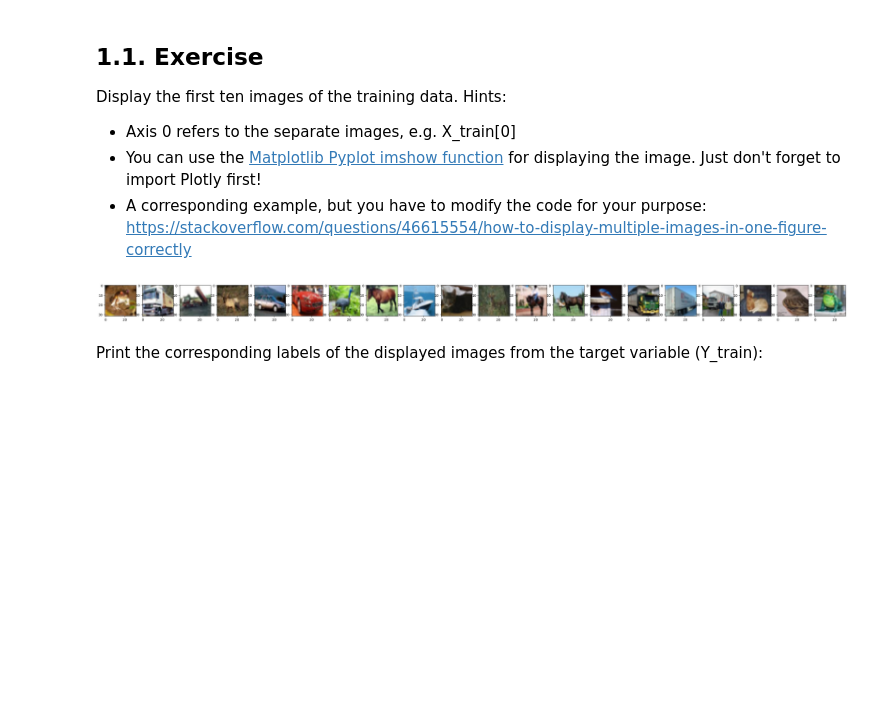
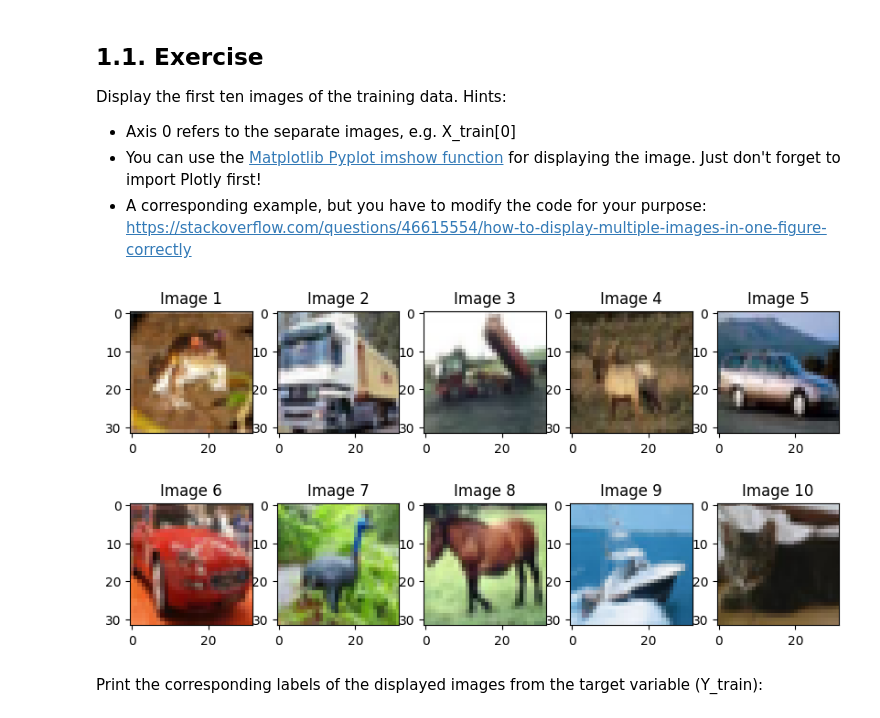
Before and after one commit to MateoVB/AIT-Deep-Learning, a Jupyter notebook: Mateo_04_AIT_MLP_CIFAR10exercise.ipynb, the cells around one changed output. Drawn from its saved outputs; the diff is of its cells as text; code cells hidden in the pictures; blank space fills up the shorter version.

```diff
--- a/Mateo_04_AIT_MLP_CIFAR10exercise.ipynb
+++ b/Mateo_04_AIT_MLP_CIFAR10exercise.ipynb
@@ -41,16 +40,29 @@ Display the first ten images of the training data. Hints:
 * Axis 0 refers to the separate images, e.g. X_train[0]
 * You can use the [Matplotlib Pyplot imshow function](https://matplotlib.org/stable/api/_as_gen/matplotlib.pyplot.imshow.html) for displaying the image. Just don't forget to import Plotly first!
 * A corresponding example, but you have to modify the code for your purpose: https://stackoverflow.com/questions/46615554/how-to-display-multiple-images-in-one-figure-correctly
-# %%
-import matplotlib.pyplot as plt
-plt.figure(figsize=(40,40))
-
-
-num_images = 20
-for i in range(num_images):
-  plt.subplot(1, 20, i+1)
-  plt.imshow(X_train[i])
-# %% [output]
-[figure, removed]
+# %%
+# Import matplot to plot
+import matplotlib.pyplot as plt
+
+# Resize area of plot
+fig = plt.figure(figsize=(10, 5))
+
+# Plotting dimensions
+columns = 5
+rows = 2
+
+# ax enables access to manipulate each of subplots
+ax = []
+
+for i in range(columns*rows):
+    # Create subplot and append to ax
+    ax.append(fig.add_subplot(rows, columns, i+1))
+    # Set title
+    ax[-1].set_title("Image "+str(i+1))
+    plt.imshow(X_train[i])
+# Render plot
+plt.show()
+# %% [output]
+[figure, added]
 # %% [markdown]
 Print the corresponding labels of the displayed images from the target variable (Y_train):
```
Also changed, not shown: parts of 21 cells of this notebook.
